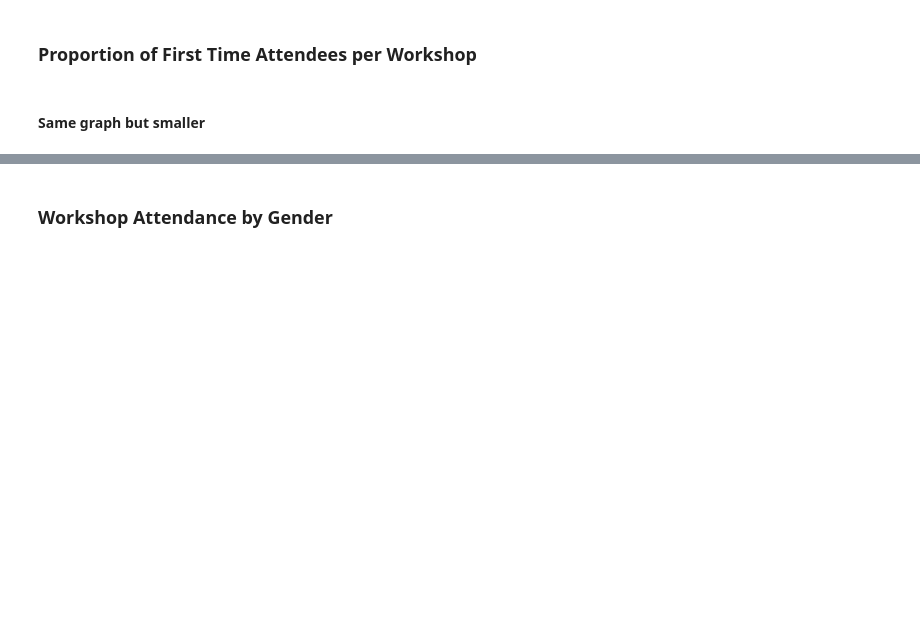
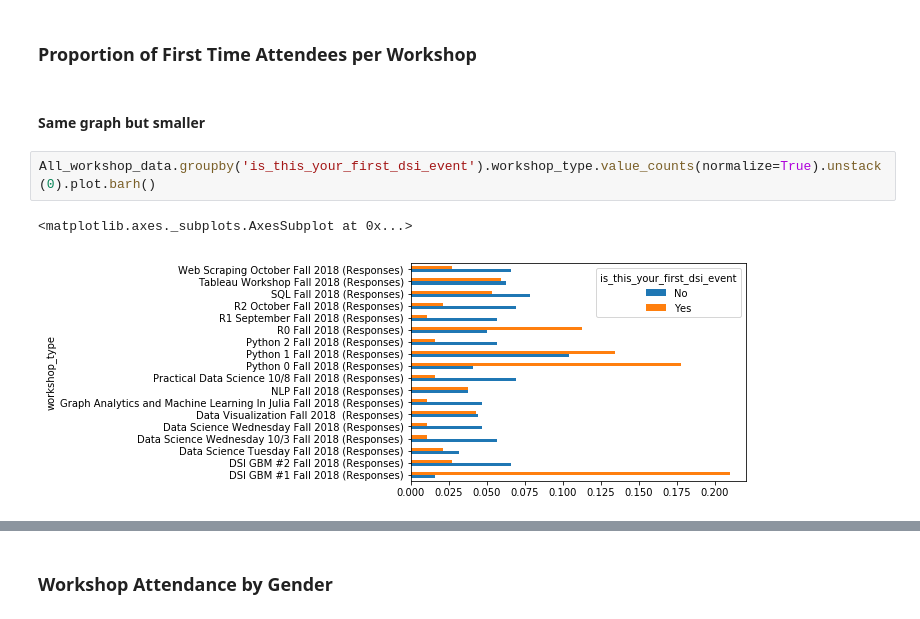
Before and after one commit to tylerjrichards/Mini_Projects, a Jupyter notebook: Analyzing_DSI/Fall_Analysis.ipynb, the cells around one changed output, grey strips where cells are left out. Saved outputs shown, nothing was run; the diff lists cells and outputs as text; blank space fills up the shorter version.

```diff
--- a/Analyzing_DSI/Fall_Analysis.ipynb
+++ b/Analyzing_DSI/Fall_Analysis.ipynb
@@ -79,3 +110,8 @@ sns.countplot(data=Fall_workshops, x = 'what_year_are_you_in', order = Fall_work
 ### Proportion of First Time Attendees per Workshop
 # %% [markdown]
 #### Same graph but smaller
+# %%
+All_workshop_data.groupby('is_this_your_first_dsi_event').workshop_type.value_counts(normalize=True).unstack(0).plot.barh()
+# %% [output]
+<matplotlib.axes._subplots.AxesSubplot at 0x...>
+[figure, added]
```
Also changed, not shown: parts of 16 cells of this notebook, 24 other files.
